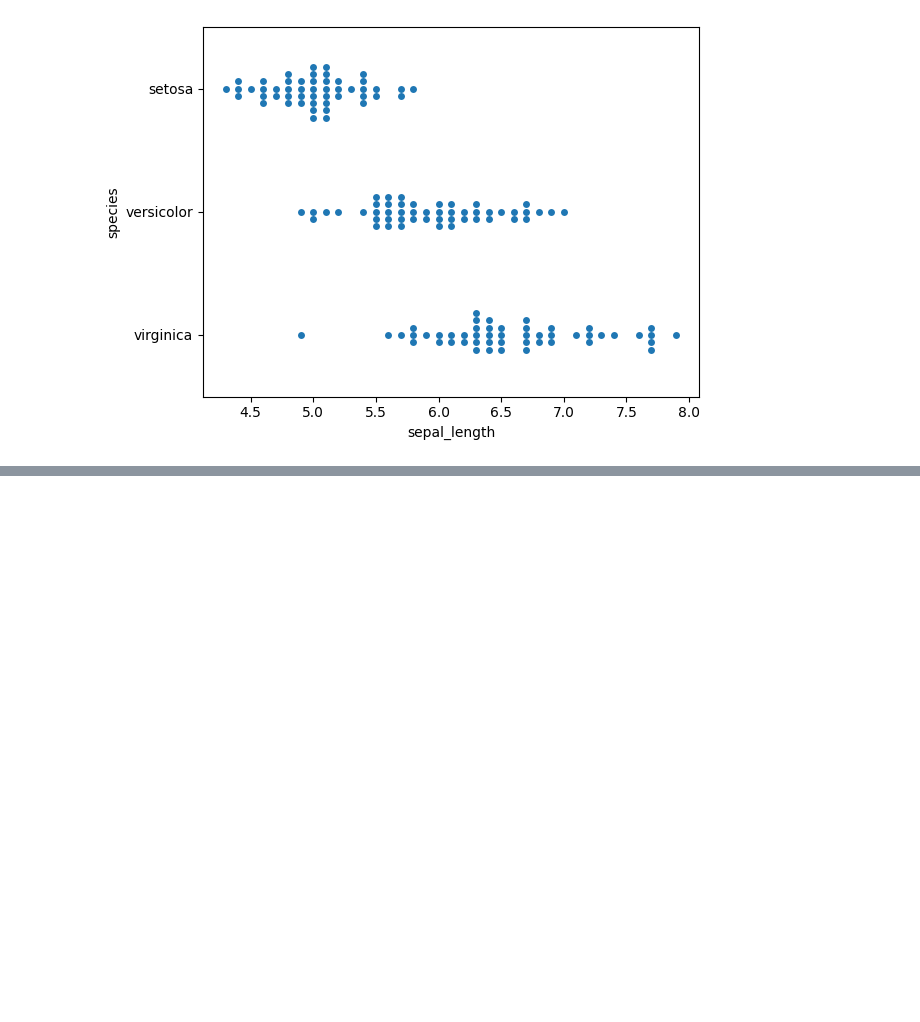
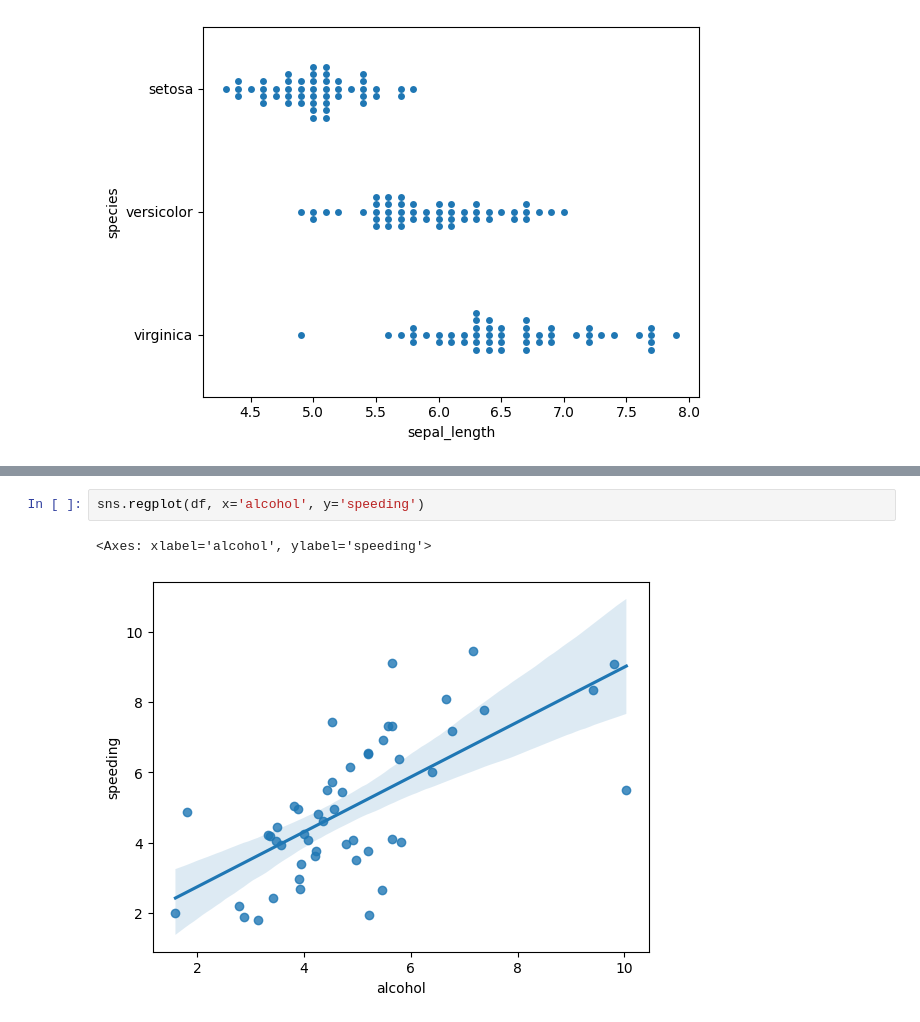
Before and after one commit to Sameerverma32/python, a Jupyter notebook: Data Structure/Analysis/seaborn.ipynb, the cells around one changed output, grey strips where cells are left out. Drawn from its saved outputs; the diff is of its cells as text; blank space fills up the shorter version.

```diff
--- a/Data Structure/Analysis/seaborn.ipynb
+++ b/Data Structure/Analysis/seaborn.ipynb
@@ -176,0 +245,5 @@ sns.swarmplot(df, x='sepal_length', y='species')
+# %%
+sns.regplot(df, x='alcohol', y='speeding')
+# %% [output]
+<Axes: xlabel='alcohol', ylabel='speeding'>
+[figure, added]
```
Also changed, not shown: parts of 12 cells of this notebook.
